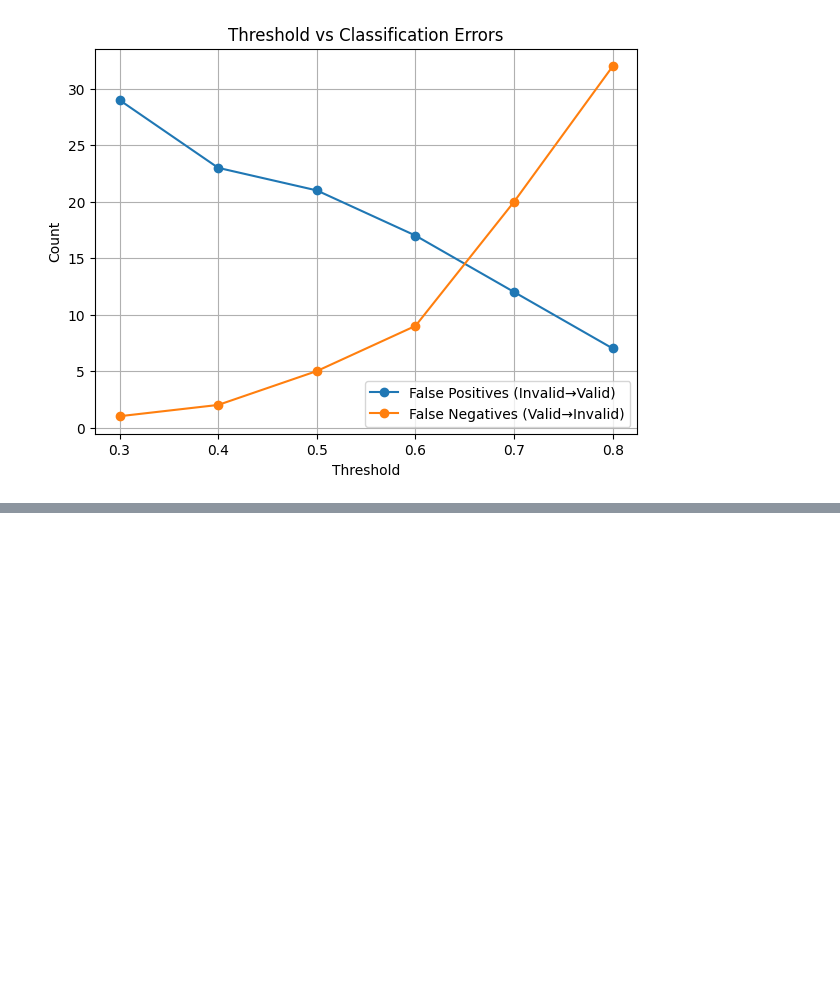
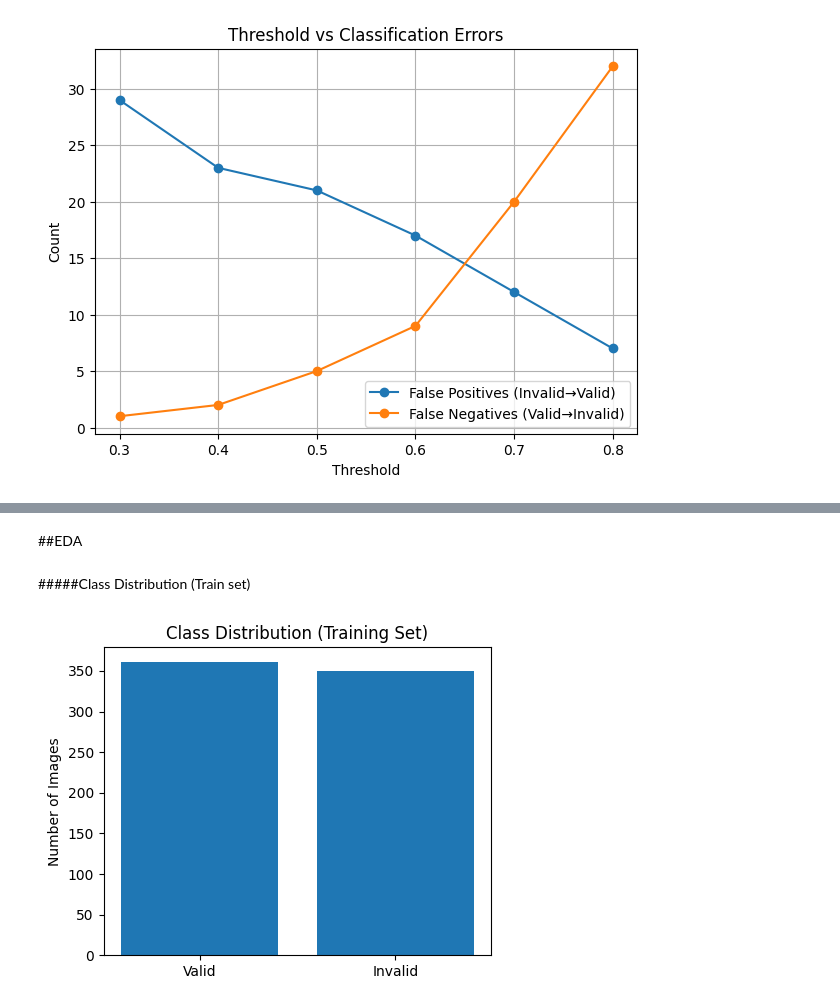
Before and after one commit to zaviruuu/Naga--ML-Based-Snake-Identifier-for-Sri-Lanka-, a Jupyter notebook: Input_Validation_Model.ipynb, the cells around one changed output, grey strips where cells are left out. Drawn from its saved outputs; the diff is of its cells as text; code cells hidden in the pictures; blank space fills up the shorter version.

```diff
--- a/Input_Validation_Model.ipynb
+++ b/Input_Validation_Model.ipynb
@@ -333,0 +371,22 @@ plt.show()
+# %% [markdown]
+##EDA
+# %% [markdown]
+#####Class Distribution (Train set)
+# %%
+import pandas as pd
+
+train_valid = count_files(f"{OUTPUT_DIR}/train/valid")
+train_invalid = count_files(f"{OUTPUT_DIR}/train/invalid")
+
+df = pd.DataFrame({
+    "Class": ["Valid", "Invalid"],
+    "Count": [train_valid, train_invalid]
+})
+
+plt.figure(figsize=(5,4))
+plt.bar(df["Class"], df["Count"])
+plt.title("Class Distribution (Training Set)")
+plt.ylabel("Number of Images")
+plt.show()
+# %% [output]
+[figure, added]
```
Also changed, not shown: parts of 6 cells of this notebook.
